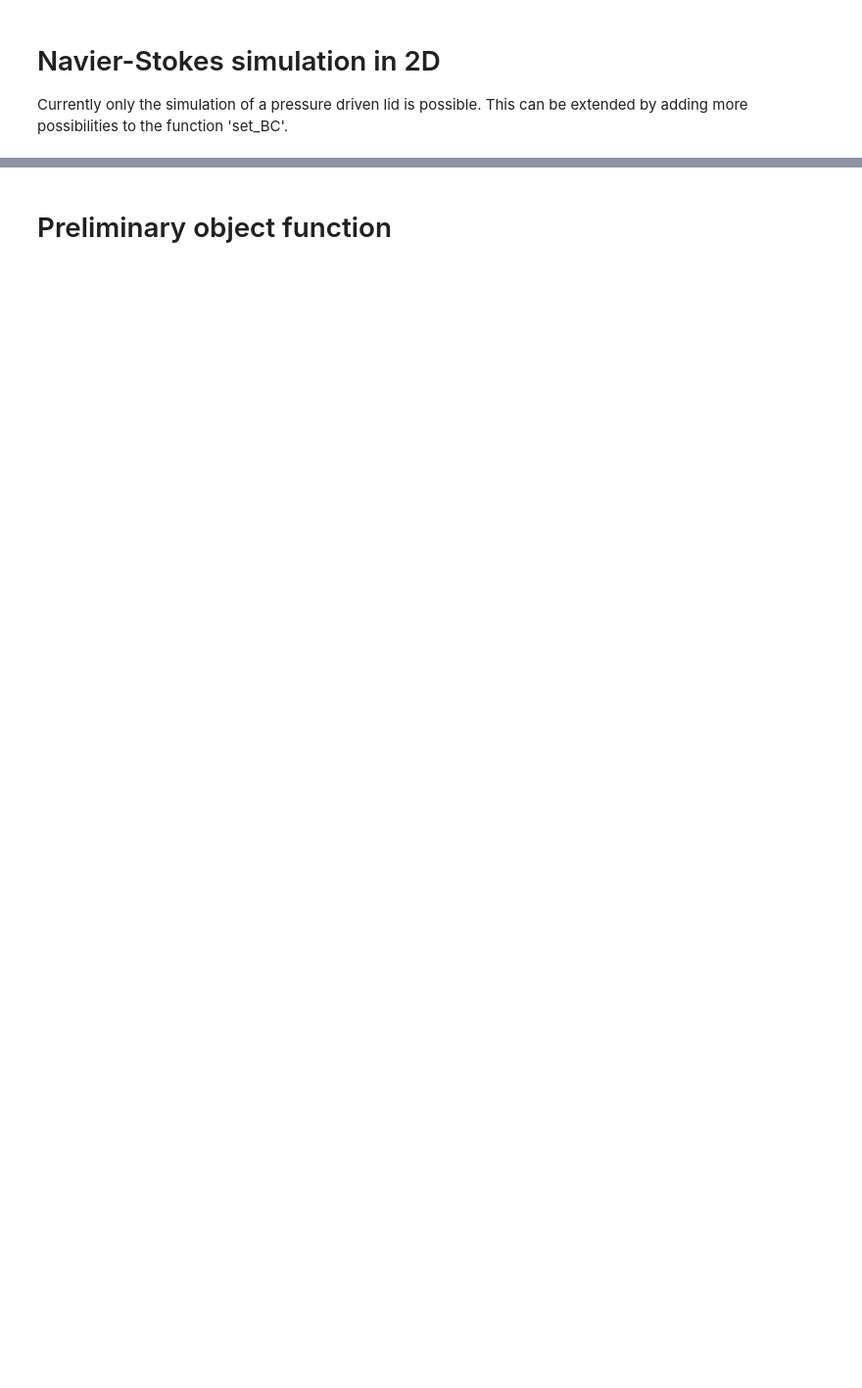
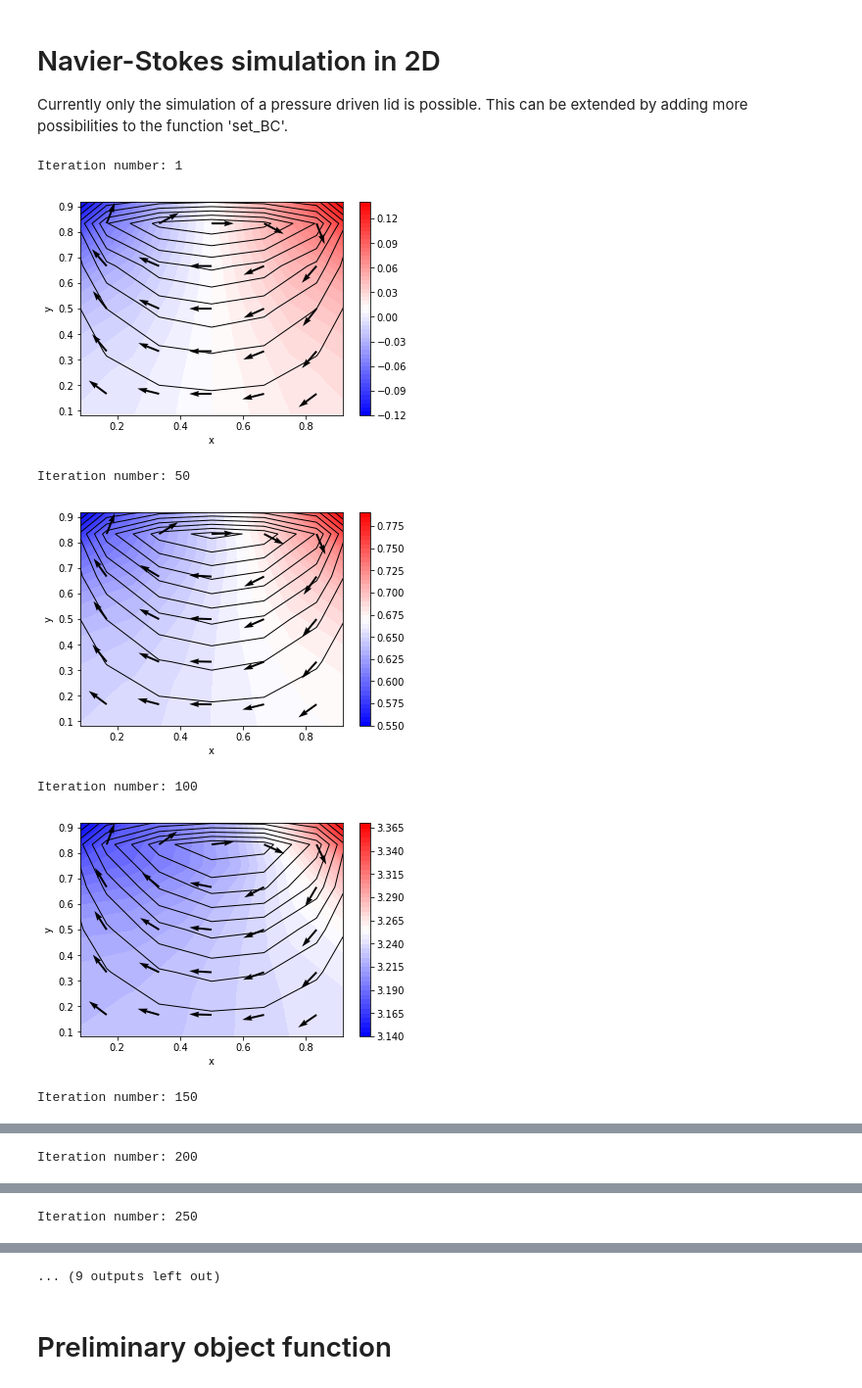
Before and after one commit to VHeusinkveld/2D_Incompressible_NV_Solver-CP4, a Jupyter notebook: Execute_simulation.ipynb, the cells around one changed output, grey strips where cells are left out. Shown: that part at 98% size. Drawn from its saved outputs; the diff is of its cells as text; code cells hidden in the pictures; blank space fills up the shorter version.

```diff
--- a/Execute_simulation.ipynb
+++ b/Execute_simulation.ipynb
@@ -21,36 +21,44 @@ const = SimpleNamespace()
 const.Re = 1e2      # Reynolds number
 const.dt = 1e-2     # time step
 const.tf = 4e0      # final time
-const.nx = 50       # number of x-gridpoints
-const.ny = 50       # number of y-gridpoints
+const.nx = 6       # number of x-gridpoints
+const.ny = 6       # number of y-gridpoints
 const.nsteps = 10   # step interval for graphic output
 const.lx = 1        # width of box
 const.ly = 1        # height of box
 
 const.rho_arrow = 20 # Density of arrows in quiver plot per unit length l
 
 ## Set other constants (incl. grid) which are determined by initial conditions specified above
 const = constants(const)
 
 # IC's
 data = SimpleNamespace()
 data = initialisation(const, data)
 
 # BC's
 ## North, East, South, West
 bc = SimpleNamespace()
 bc = set_BC(const, bc, 'lid')
 
 # Boundary matrices
 const.Ubc , const.Vbc = set_BM(const, bc) # Maybe change const. to bc.
 
 # Operator matrices on P, U, V, Q respectively
 LP = SimpleNamespace()
 LP = laplacian(const, LP)
 LP = cholesky_decomposition(LP)
 
 # Simulation
 simulation_data = simulation(const, bc, LP, data)
 
 end_time = time.time()
 print('Runtime', np.round(end_time - start_time,2), 's')
+# %% [output]
+Iteration number: 1
+[figure, added]
+Iteration number: 50
+[figure, added]
+Iteration number: 100
+[figure, added]
+Iteration number: 150
@@ -56,0 +66 @@ print('Runtime', np.round(end_time - start_time,2), 's')
+Iteration number: 200
@@ -56,0 +68 @@ print('Runtime', np.round(end_time - start_time,2), 's')
+Iteration number: 250
@@ -57,2 +70,3 @@ print('Runtime', np.round(end_time - start_time,2), 's')
+... (9 outputs left out)
 # %% [markdown]
 # Preliminary object function
```
Also changed, not shown: parts of 11 cells of this notebook.
